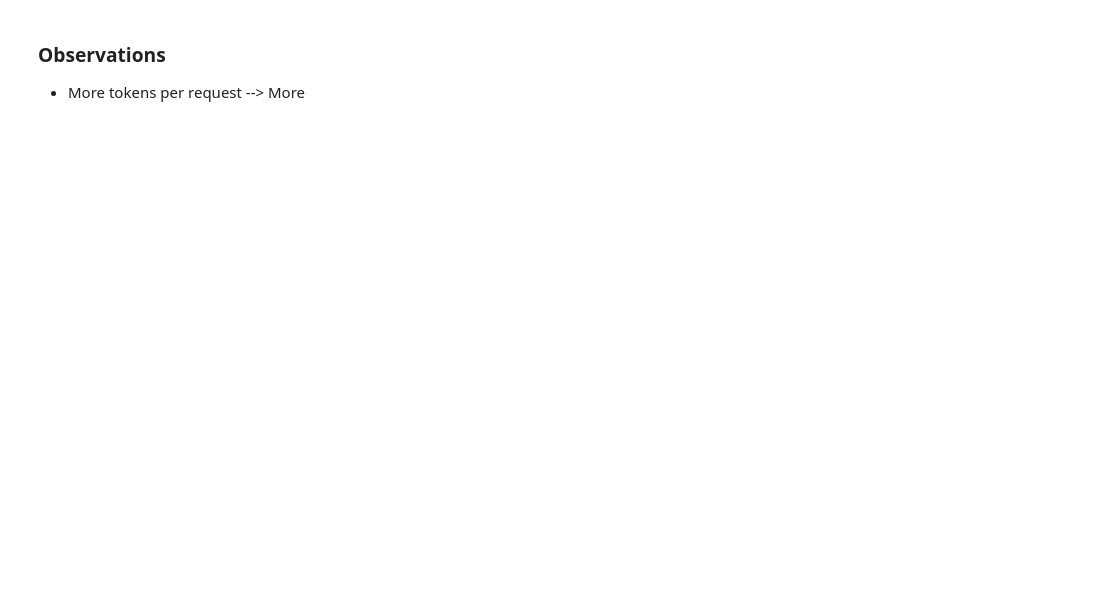
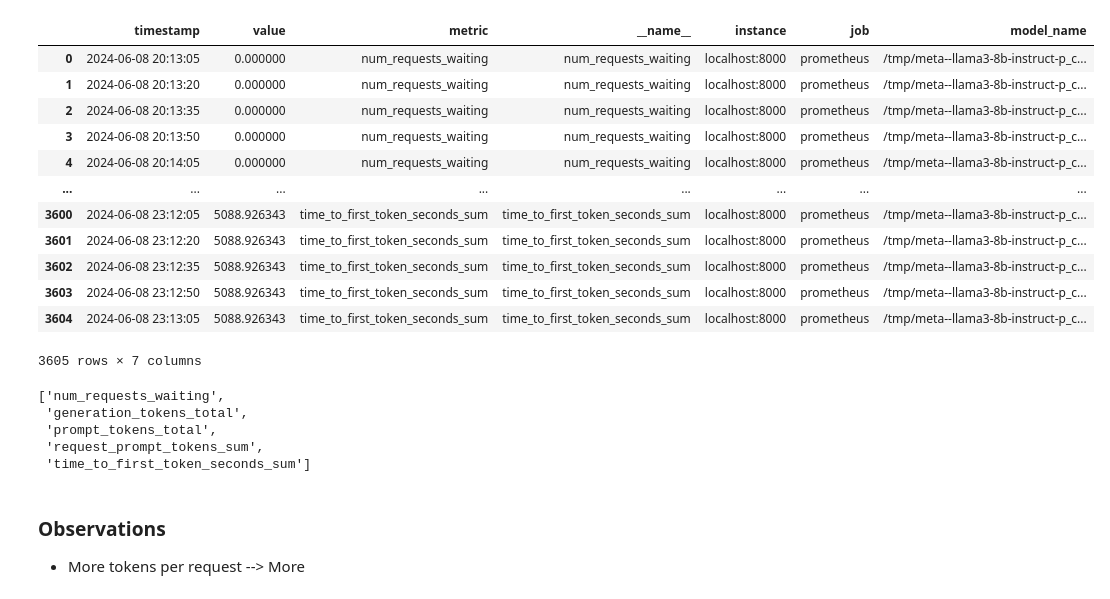
Before and after one commit to emattia/nim-bench, a Jupyter notebook: document-processing/analysis.ipynb, the cells around one changed output. Cells and saved outputs as stored; diff of their text form; code cells hidden in the pictures; blank space fills up the shorter version.

```diff
--- a/document-processing/analysis.ipynb
+++ b/document-processing/analysis.ipynb
@@ -277,3 +379,69 @@ IndentationError: unexpected indent (2588316424.py, line 23)
+# %%
+def prometheus_to_dataframe(result, metric_name):
+    if 'data' in result and 'result' in result['data']:
+        records = []
+        for metric in result['data']['result']:
+            metric_labels = metric['metric']
+            for value in metric['values']:
+                timestamp = datetime.fromtimestamp(value[0])
+                value = float(value[1])
+                record = {'timestamp': timestamp, 'value': value, 'metric': metric_name}
+                record.update(metric_labels)
+                records.append(record)
+        return pd.DataFrame(records)
+    else:
+        print(f"No data found for query: {metric_name}")
+        return pd.DataFrame()
+# %%
+def query_prometheus(query, start_time=None, end_time=None, step=None):
+    url = f"{PROMETHEUS_URL}/api/v1/query"
+    params = {'query': query}
+
+    if start_time and end_time and step:
+        url = f"{PROMETHEUS_URL}/api/v1/query_range"
+        params.update({
+            'start': to_unix_timestamp(start_time),
+            'end': to_unix_timestamp(end_time),
+            'step': step
+        })
+
+    response = requests.get(url, params=params)
+
+    if response.status_code == 200:
+        return response.json()
+    else:
+        raise Exception(f"Query failed with status code {response.status_code}: {response.text}")
+# %%
+all_dataframes = []
+for query in QUERIES:
+    result = query_prometheus(query, start_time=START_TIME, end_time=END_TIME, step=STEP)
+    df = prometheus_to_dataframe(result, query)
+    all_dataframes.append(df)
+combined_df = pd.concat(all_dataframes, ignore_index=True)
+# %%
+combined_df
+# %% [output]
+|  | timestamp | value | metric | __name__ | instance | job | model_name |
+| 0 | 2024-06-08 20:13:05 | 0.000000 | num_requests_waiting | num_requests_waiting | localhost:8000 | prometheus | /tmp/meta--llama3-8b-instruct-p_c... |
+| 1 | 2024-06-08 20:13:20 | 0.000000 | num_requests_waiting | num_requests_waiting | localhost:8000 | prometheus | /tmp/meta--llama3-8b-instruct-p_c... |
+| 2 | 2024-06-08 20:13:35 | 0.000000 | num_requests_waiting | num_requests_waiting | localhost:8000 | prometheus | /tmp/meta--llama3-8b-instruct-p_c... |
+| 3 | 2024-06-08 20:13:50 | 0.000000 | num_requests_waiting | num_requests_waiting | localhost:8000 | prometheus | /tmp/meta--llama3-8b-instruct-p_c... |
+| 4 | 2024-06-08 20:14:05 | 0.000000 | num_requests_waiting | num_requests_waiting | localhost:8000 | prometheus | /tmp/meta--llama3-8b-instruct-p_c... |
+| ... | ... | ... | ... | ... | ... | ... | ... |
+| 3600 | 2024-06-08 23:12:05 | 5088.926343 | time_to_first_token_seconds_sum | time_to_first_token_seconds_sum | localhost:8000 | prometheus | /tmp/meta--llama3-8b-instruct-p_c... |
+| 3601 | 2024-06-08 23:12:20 | 5088.926343 | time_to_first_token_seconds_sum | time_to_first_token_seconds_sum | localhost:8000 | prometheus | /tmp/meta--llama3-8b-instruct-p_c... |
+| 3602 | 2024-06-08 23:12:35 | 5088.926343 | time_to_first_token_seconds_sum | time_to_first_token_seconds_sum | localhost:8000 | prometheus | /tmp/meta--llama3-8b-instruct-p_c... |
+| 3603 | 2024-06-08 23:12:50 | 5088.926343 | time_to_first_token_seconds_sum | time_to_first_token_seconds_sum | localhost:8000 | prometheus | /tmp/meta--llama3-8b-instruct-p_c... |
+| 3604 | 2024-06-08 23:13:05 | 5088.926343 | time_to_first_token_seconds_sum | time_to_first_token_seconds_sum | localhost:8000 | prometheus | /tmp/meta--llama3-8b-instruct-p_c... |
+3605 rows × 7 columns
+# %%
+list(combined_df.metric.unique())
+# %% [output]
+['num_requests_waiting',
+ 'generation_tokens_total',
+ 'prompt_tokens_total',
+ 'request_prompt_tokens_sum',
+ 'time_to_first_token_seconds_sum']
 # %% [markdown]
 ### Observations
 
```
Also changed, not shown: parts of 18 cells of this notebook, 13 other files.
